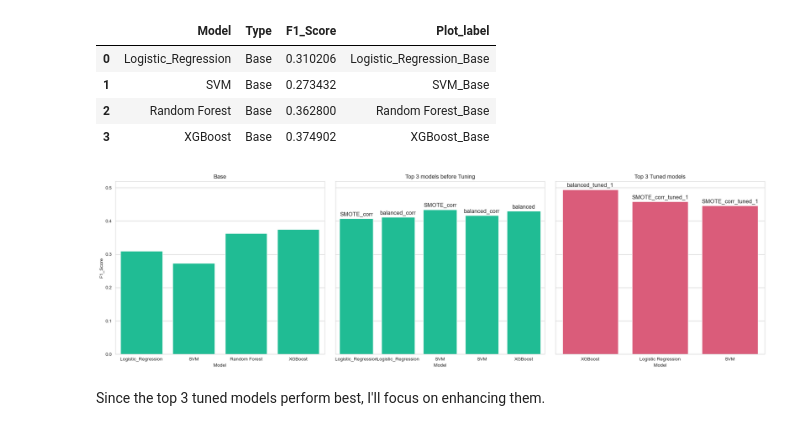
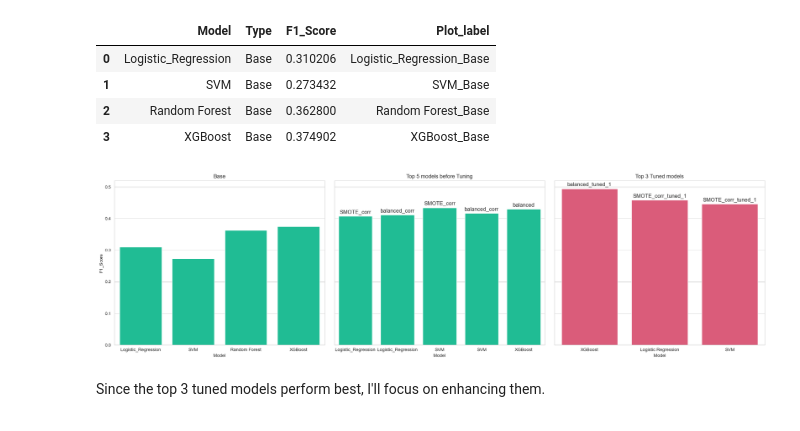
Before and after one commit to Itaru2018/bankmarketing_jupyter, a Jupyter notebook: Bank_Marketing.ipynb, the cells around one changed output. Cells and saved outputs as stored; diff of their text form; code cells hidden in the pictures.

Commit message:
updated graphs for the deployment

```diff
--- a/Bank_Marketing.ipynb
+++ b/Bank_Marketing.ipynb
@@ -1200,11 +1199,11 @@ import numpy as np
 
 # Create a new dictionary of the models I want to evaluate
 PR_curve_selected_models = {
-    'Balanced_XGboost': balanced_models['XGBoost'].set_params(**best_params_xgb_bayes_1_dic),
-    'Balanced_Logistic_Regression_corr': balanced_models_corr['Logistic_Regression'].set_params(**best_params_lr_models_corr_1_balanced_dic),
-    'SMOTE_Logistic_Regression_corr': smote_models_corr['Logistic_Regression'].set_params(**best_params_lr_models_corr_1_smote_dic),
-    'Balanced_SVM_corr': balanced_models_corr['SVM'].set_params(**best_params_linear_svc_corr_1_balanced_dic),
-    'SMOTE_SVM_corr': smote_models_corr['SVM'].set_params(**best_params_linear_svc_corr_1_smote_dic )
+    'Balanced_XGboost_tuned_1': balanced_models['XGBoost'].set_params(**best_params_xgb_bayes_1_dic),
+    'Balanced_Logistic_Regression_corr_tuned_1': balanced_models_corr['Logistic_Regression'].set_params(**best_params_lr_models_corr_1_balanced_dic),
+    'SMOTE_Logistic_Regression_corr_tuned_1': smote_models_corr['Logistic_Regression'].set_params(**best_params_lr_models_corr_1_smote_dic),
+    'Balanced_SVM_corr_tuned_1': balanced_models_corr['SVM'].set_params(**best_params_linear_svc_corr_1_balanced_dic),
+    'SMOTE_SVM_corr_tuned_1': smote_models_corr['SVM'].set_params(**best_params_linear_svc_corr_1_smote_dic )
 
 }
 
@@ -1529,7 +1528,7 @@ base_models
 | 3 | XGBoost | Base | 0.374902 | XGBoost_Base |
 # %%
 # Define the grid and set the same ticks for y axis
-fig, axes = plt.subplots(1, 3, figsize=(20, 6), sharey=True)
+fig, axes = plt.subplots(1, 3, figsize=(21, 6), sharey=True)
 
 # Plot the base models
 sns.barplot(data=base_models, x='Model', y='F1_Score', ax=axes[0], color=palette_1[0])
@@ -1538,7 +1537,7 @@ axes[0].set_title('Base')
 
 # Plot the first 5 promising models before the tuning
 sns.barplot(data=promising_models_before_tune_sorted,  x='Plot_label', y='F1_Score',ax=axes[1], color=palette_1[0])
-axes[1].set_title('Top 3 models before Tuning')
+axes[1].set_title('Top 5 models before Tuning')
 axes[1].set_xticks(range(len(promising_models_before_tune_sorted )))
 axes[1].set_xticklabels(promising_models_before_tune_sorted['Model'])
 axes[1].set_xlabel('Model')
@@ -1555,34 +1554,34 @@ for i, bar in enumerate(axes[1].patches):
         ha='center',
         va='bottom',
         fontsize=12,
     )
 
 # Plot the top 3 tuned models
 # Highlight the plot to help visualize the model selection (see the markdown below)
 sns.barplot(data=tuned_models_t3, x='Plot_label', y='F1_Score', ax=axes[2], color=palette_1[1])
 axes[2].set_title('Top 3 Tuned models')
 axes[2].set_xticks(range(len(tuned_models_t3)))
 axes[2].set_xticklabels(tuned_models_t3['Model'])
 axes[2].set_xlabel('Model')
 
 # Annotate Type above each bar
 for i, bar in enumerate(axes[2].patches):
     height_t3_1 = bar.get_height()
     model_type_t3_1 = tuned_models_t3['Type'].iloc[i]
     axes[2].annotate(
         model_type_t3_1,
         xy=(bar.get_x() + bar.get_width() / 2, height_t3_1),
         xytext=(0,3),
         textcoords='offset points',
         ha='center',
         va='bottom',
         fontsize=12
     )
 
 plt.tight_layout()
 plt.show()
 # %% [output]
-[figure, old version]
+[figure, new version]
 # %% [markdown]
 Since the top 3 tuned models perform best, I'll focus on enhancing them.
 # %% [markdown]
```
Also changed, not shown: parts of 31 cells of this notebook.
